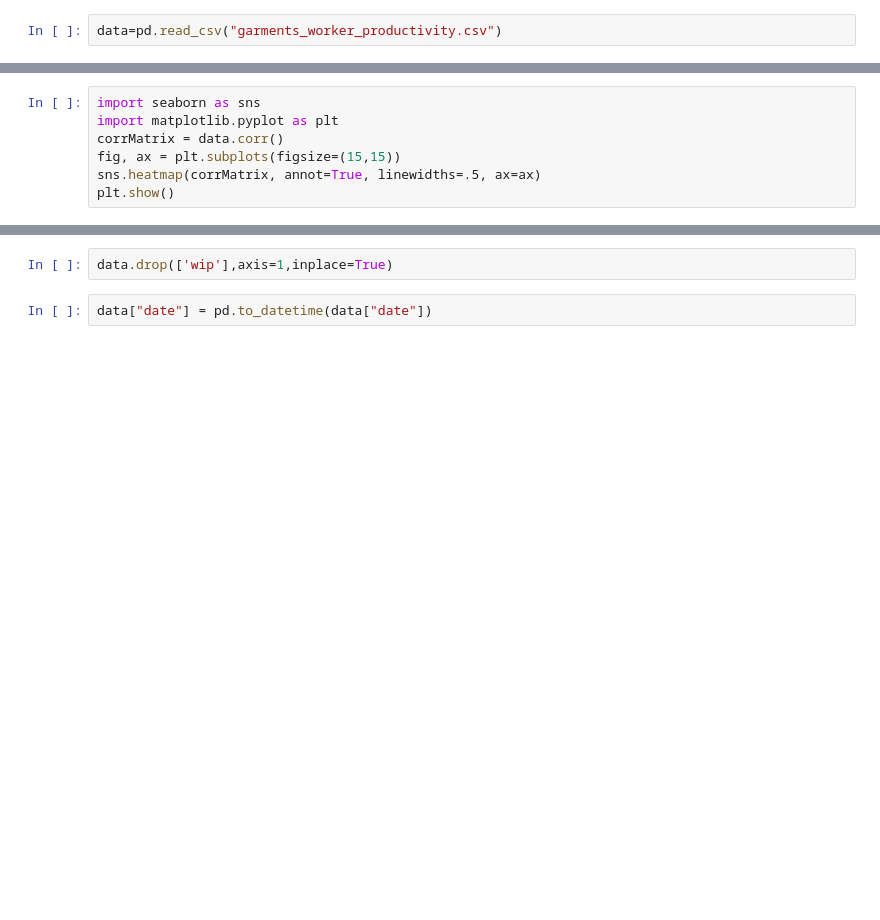
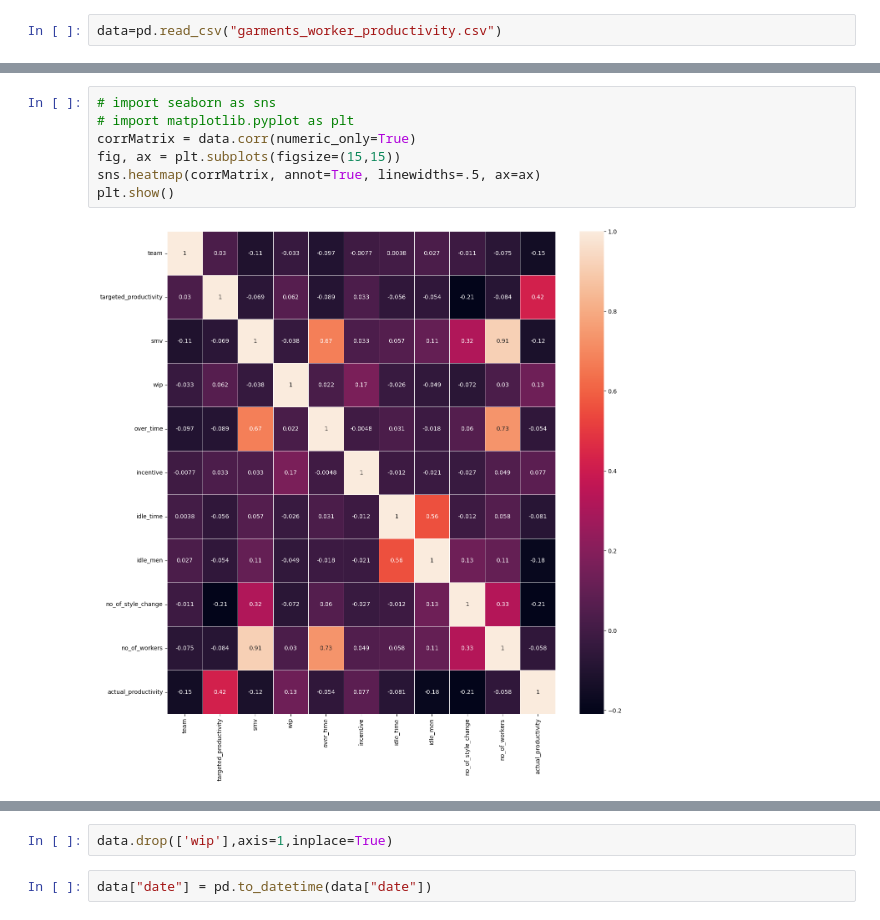
Before and after one commit to Hrishabh21/Employee-Performance-Prediction-SmartBridge, a Jupyter notebook: training/Untitled3.ipynb, the cells around one changed output, grey strips where cells are left out. Drawn from its saved outputs; the diff is of its cells as text; blank space fills up the shorter version.

```diff
--- a/training/Untitled3.ipynb
+++ b/training/Untitled3.ipynb
@@ -20,9 +24,11 @@ data.head()
 # %%
-import seaborn as sns
-import matplotlib.pyplot as plt
-corrMatrix = data.corr()
+# import seaborn as sns
+# import matplotlib.pyplot as plt
+corrMatrix = data.corr(numeric_only=True)
 fig, ax = plt.subplots(figsize=(15,15))
 sns.heatmap(corrMatrix, annot=True, linewidths=.5, ax=ax)
 plt.show()
+# %% [output]
+[figure, added]
 # %%
 data.describe()
```
Also changed, not shown: parts of 19 cells of this notebook, 7 other files.
